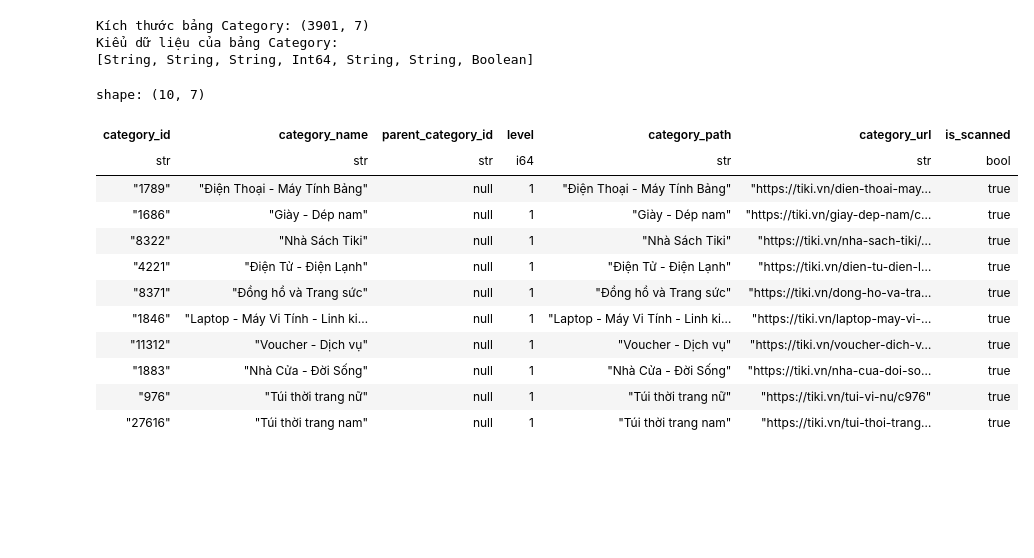
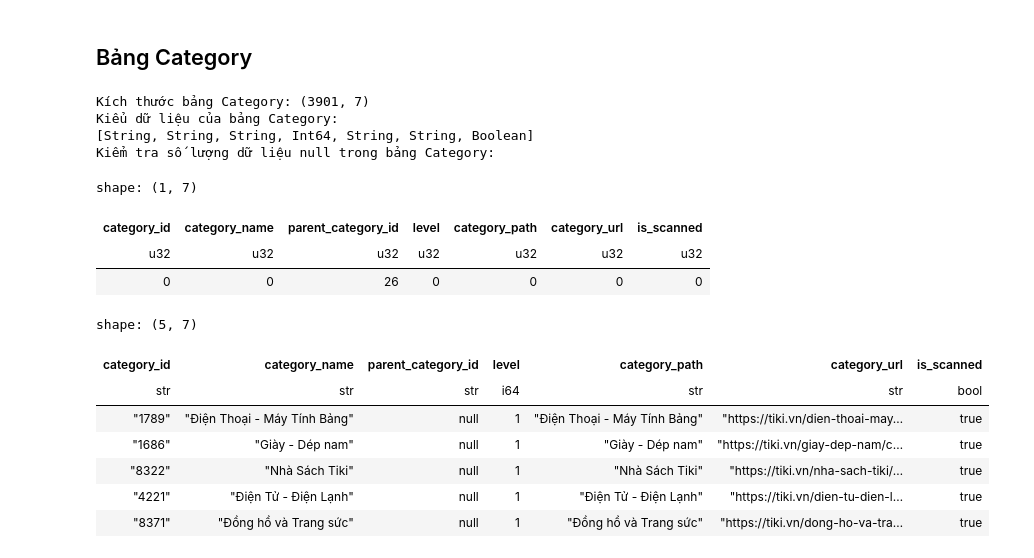
Before and after one commit to khoa26/ecommerce_analysis, a Jupyter notebook: notebooks/02_data_preprocessing.ipynb, the cells around one changed output. Saved outputs shown, nothing was run; the diff lists cells and outputs as text; code cells hidden in the pictures; blank space fills up the shorter version.

```diff
--- a/notebooks/02_data_preprocessing.ipynb
+++ b/notebooks/02_data_preprocessing.ipynb
@@ -48,24 +48,30 @@ with engine.connect() as conn:
     df_coupon = pl.read_database("SELECT * FROM coupon", conn)
     df_offer_coupon = pl.read_database("SELECT * FROM offer_coupon", conn)
     df_offer_service = pl.read_database("SELECT * FROM offer_service", conn)
+# %% [markdown]
+## Bảng Category
 # %%
 print(f"Kích thước bảng Category: {df_category.shape}")
 print(f"Kiểu dữ liệu của bảng Category:\n{df_category.dtypes}")
+
+print("Kiểm tra số lượng dữ liệu null trong bảng Category:")
+display(df_category.null_count())
+
 display(df_category.head())
 # %% [output]
 Kích thước bảng Category: (3901, 7)
 Kiểu dữ liệu của bảng Category:
 [String, String, String, Int64, String, String, Boolean]
+Kiểm tra số lượng dữ liệu null trong bảng Category:
-shape: (10, 7)
+shape: (1, 7)
 | category_id | category_name | parent_category_id | level | category_path | category_url | is_scanned |
-| str | str | str | i64 | str | str | bool |
-| "1789" | "Điện Thoại - Máy Tính Bảng" | null | 1 | "Điện Thoại - Máy Tính Bảng" | "https://tiki.vn/dien-thoai-may… | true |
-| "1686" | "Giày - Dép nam" | null | 1 | "Giày - Dép nam" | "https://tiki.vn/giay-dep-nam/c… | true |
-| "8322" | "Nhà Sách Tiki" | null | 1 | "Nhà Sách Tiki" | "https://tiki.vn/nha-sach-tiki/… | true |
-| "4221" | "Điện Tử - Điện Lạnh" | null | 1 | "Điện Tử - Điện Lạnh" | "https://tiki.vn/dien-tu-dien-l… | true |
-| "8371" | "Đồng hồ và Trang sức" | null | 1 | "Đồng hồ và Trang sức" | "https://tiki.vn/dong-ho-va-tra… | true |
-| "1846" | "Laptop - Máy Vi Tính - Linh ki… | null | 1 | "Laptop - Máy Vi Tính - Linh ki… | "https://tiki.vn/laptop-may-vi-… | true |
-| "11312" | "Voucher - Dịch vụ" | null | 1 | "Voucher - Dịch vụ" | "https://tiki.vn/voucher-dich-v… | true |
-| "1883" | "Nhà Cửa - Đời Sống" | null | 1 | "Nhà Cửa - Đời Sống" | "https://tiki.vn/nha-cua-doi-so… | true |
-| "976" | "Túi thời trang nữ" | null | 1 | "Túi thời trang nữ" | "https://tiki.vn/tui-vi-nu/c976" | true |
-| "27616" | "Túi thời trang nam" | null | 1 | "Túi thời trang nam" | "https://tiki.vn/tui-thoi-trang… | true |
+| u32 | u32 | u32 | u32 | u32 | u32 | u32 |
+| 0 | 0 | 26 | 0 | 0 | 0 | 0 |
+shape: (5, 7)
+| category_id | category_name | parent_category_id | level | category_path | category_url | is_scanned |
+| str | str | str | i64 | str | str | bool |
+| "1789" | "Điện Thoại - Máy Tính Bảng" | null | 1 | "Điện Thoại - Máy Tính Bảng" | "https://tiki.vn/dien-thoai-may… | true |
+| "1686" | "Giày - Dép nam" | null | 1 | "Giày - Dép nam" | "https://tiki.vn/giay-dep-nam/c… | true |
+| "8322" | "Nhà Sách Tiki" | null | 1 | "Nhà Sách Tiki" | "https://tiki.vn/nha-sach-tiki/… | true |
+| "4221" | "Điện Tử - Điện Lạnh" | null | 1 | "Điện Tử - Điện Lạnh" | "https://tiki.vn/dien-tu-dien-l… | true |
+| "8371" | "Đồng hồ và Trang sức" | null | 1 | "Đồng hồ và Trang sức" | "https://tiki.vn/dong-ho-va-tra… | true |
```
Also changed, not shown: parts of 13 cells of this notebook, 1 other file.
